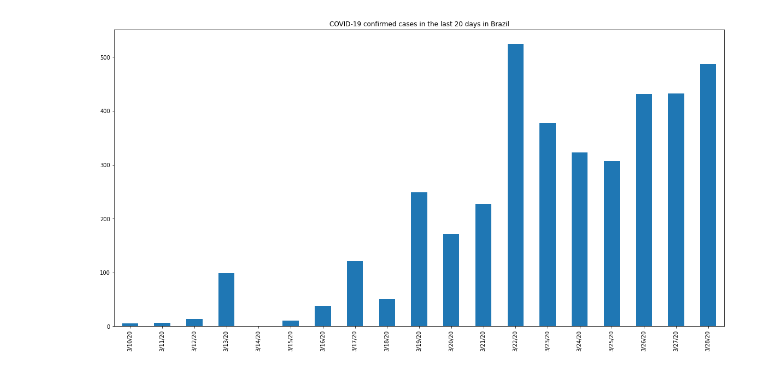
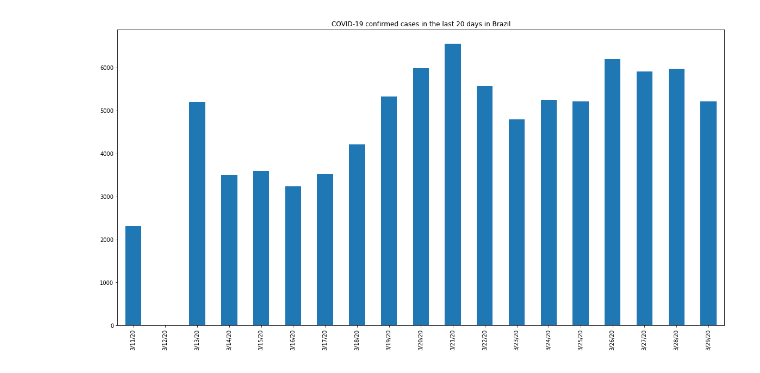
Before and after one commit to kaiocesar/data-science-health, a Jupyter notebook: Timeseries Updated.ipynb, the cells around one changed output. Saved outputs shown, nothing was run; the diff lists cells and outputs as text; code cells hidden in the pictures.

```diff
--- a/Timeseries Updated.ipynb
+++ b/Timeseries Updated.ipynb
@@ -13,10 +13,10 @@ deaths_cases = deaths.groupby('Country/Region').sum()
 # %%
 plt.figure(figsize=(20,10))
 plt.title('COVID-19 confirmed cases in the last 20 days in Brazil')
-confirmed_cases.loc['Brazil'][-20:].diff().dropna().plot(kind='bar')
+confirmed_cases.loc['Italy'][-20:].diff().dropna().plot(kind='bar')
 plt.show()
 # %% [output]
-[figure, old version]
+[figure, new version]
 # %%
 plt.figure(figsize=(20,10))
 plt.title('COVID-19 deaths cases in the last 20 days in Brazil')
```
Also changed, not shown: parts of 2 cells of this notebook.
